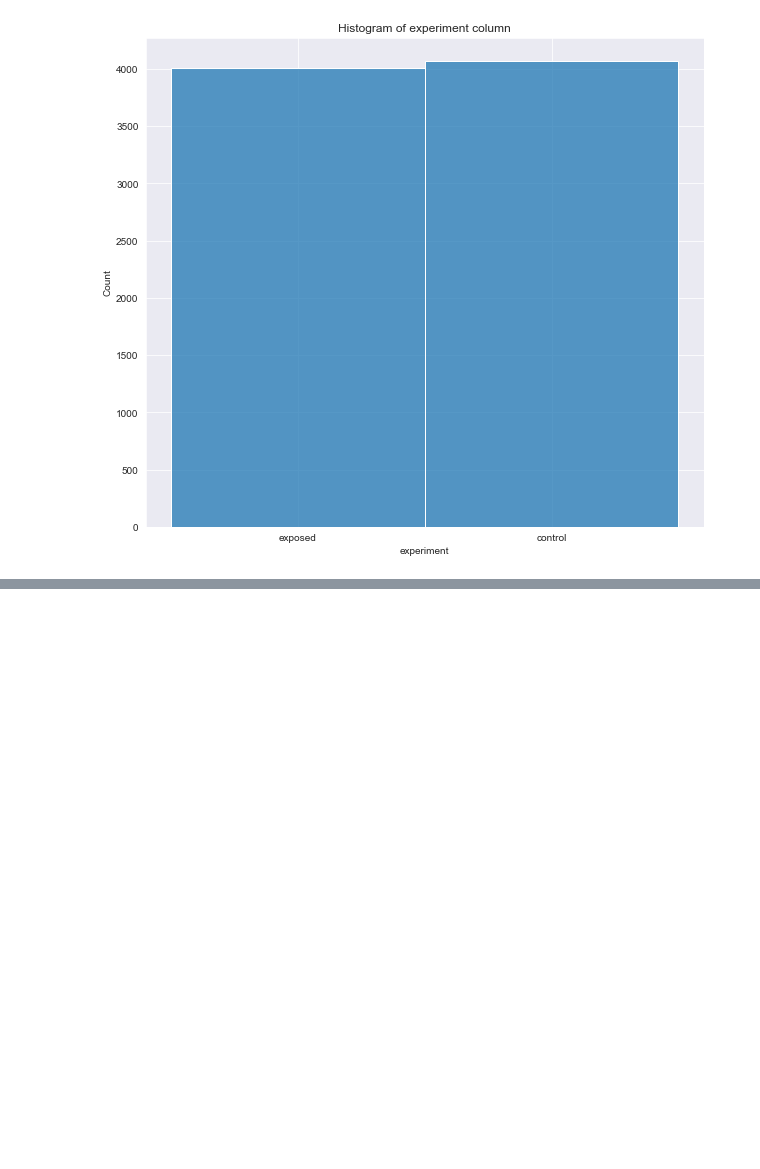
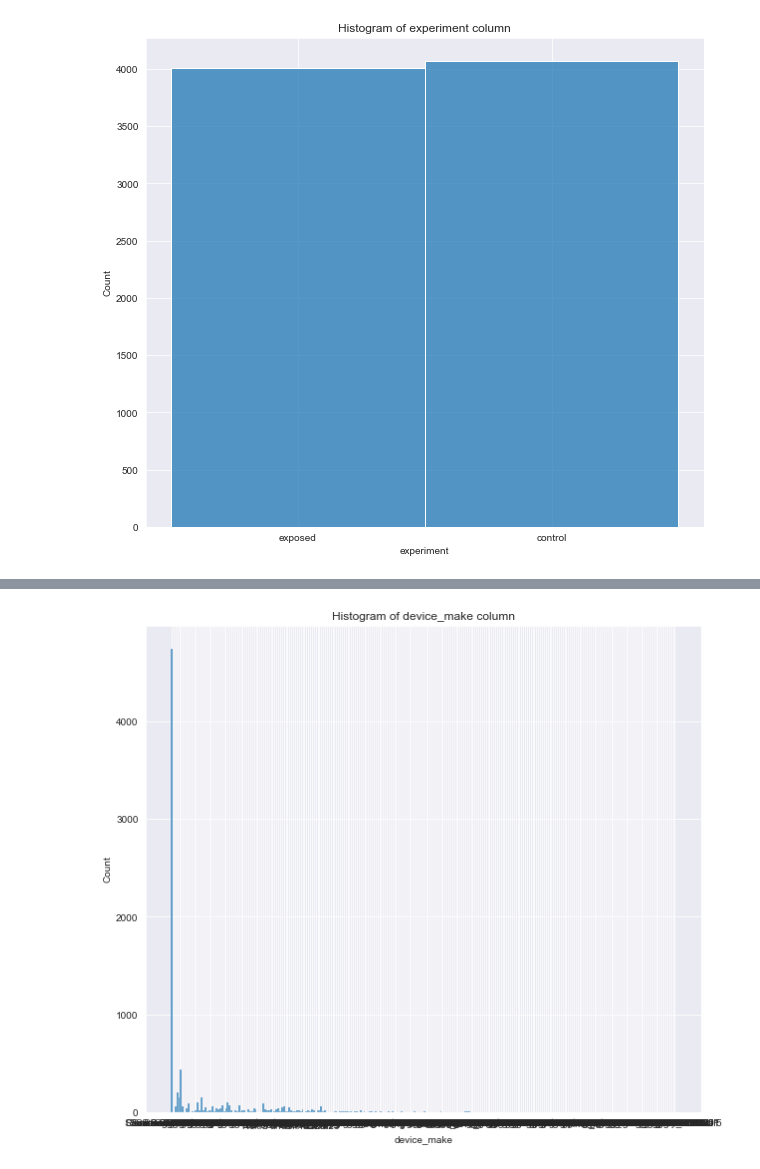
Before and after one commit to Blvisse/ABtesting, a Jupyter notebook: notebooks/ABTesting.ipynb, the cells around one changed output, grey strips where cells are left out. Cells and saved outputs as stored; diff of their text form; code cells hidden in the pictures; blank space fills up the shorter version.

```diff
--- a/notebooks/ABTesting.ipynb
+++ b/notebooks/ABTesting.ipynb
@@ -130,0 +134,4 @@ plt.pie(x=data['experiment'].value_counts(),shadow=True,colors=colors,autopct='%
+# %%
+edaInstance.histVizualisation('device_make')
+# %% [output]
+[figure, added]
```
Also changed, not shown: parts of 9 cells of this notebook, 4 other files.
